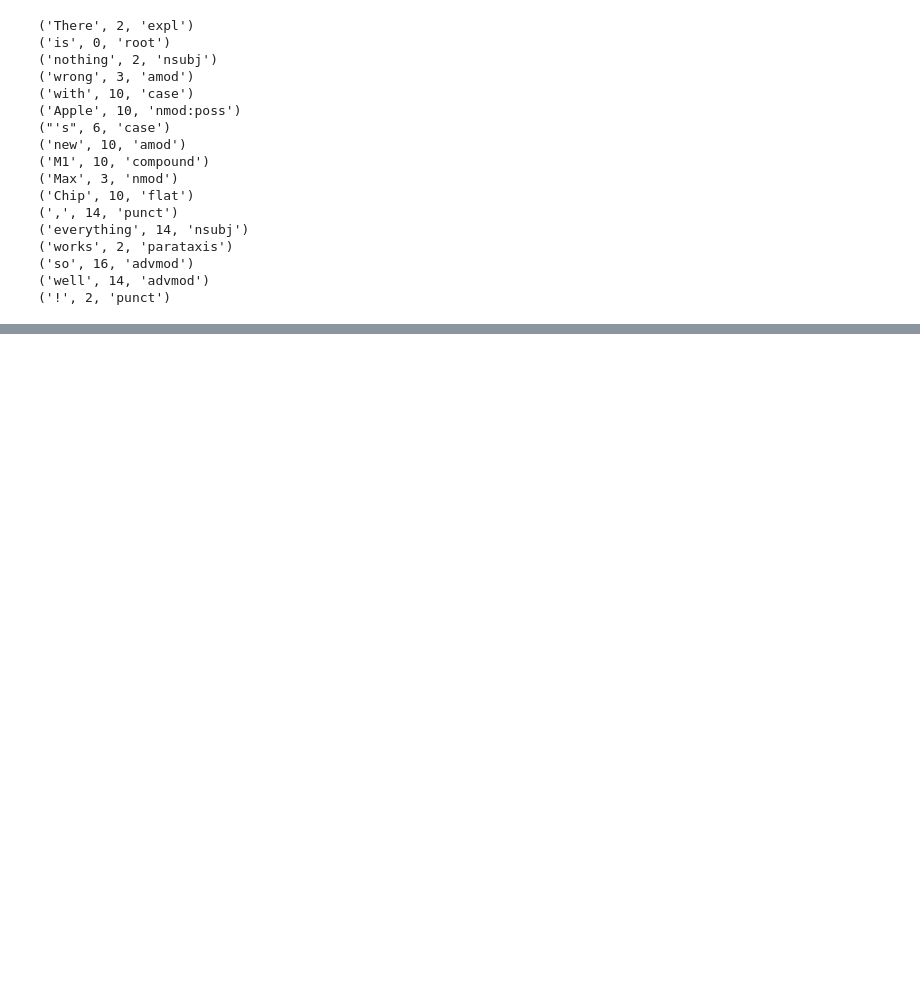
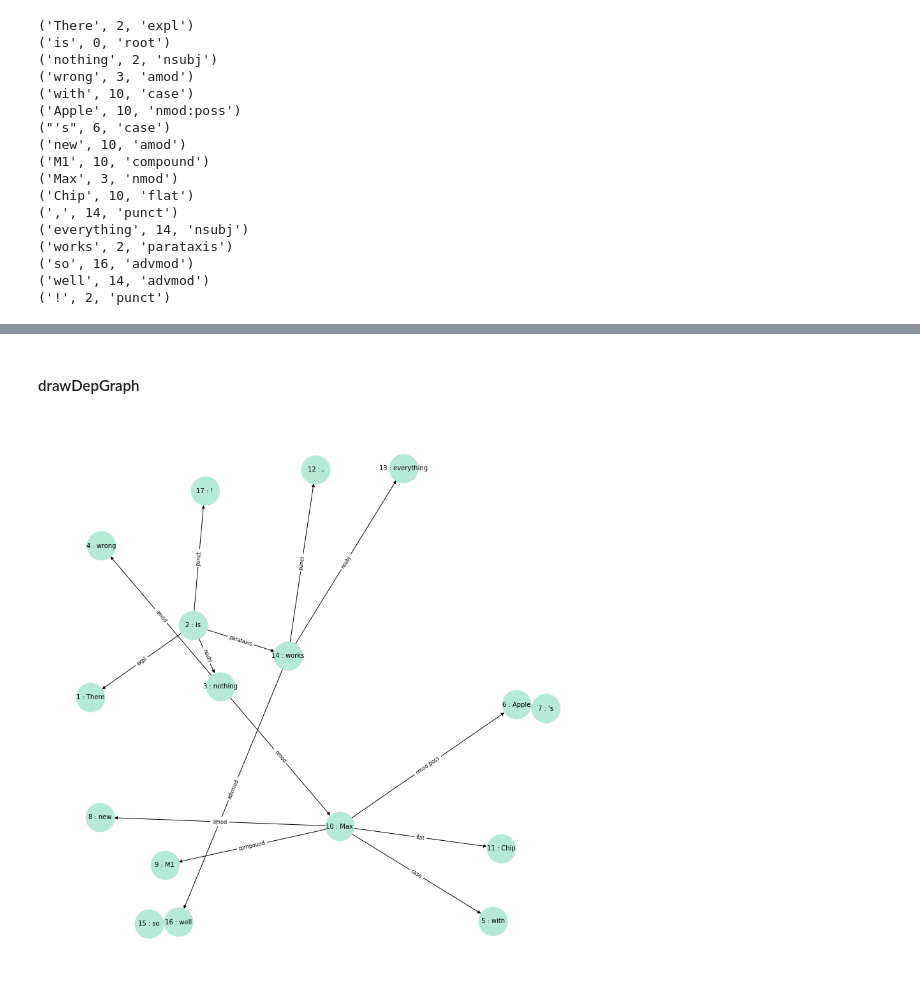
Before and after one commit to hang-yin/GCN-for-Sentiment-Analysis-, a Jupyter notebook: DependencyParsing.ipynb, the cells around one changed output, grey strips where cells are left out. Drawn from its saved outputs; the diff is of its cells as text; code cells hidden in the pictures; blank space fills up the shorter version.

Commit message:
more progress on dependency parsing

```diff
--- a/DependencyParsing.ipynb
+++ b/DependencyParsing.ipynb
@@ -165,10 +159,0 @@ well            | advmod     | works
-# %%
-G = nx.DiGraph()
-G.add_nodes_from(range(1, len(sent_dict) + 1))
-
-for edge in sent_dict:
-    if edge['head']:
-        G.add_edge(edge['head'], edge['id'])
-
-words = [word['text'] for word in sent_dict]
-labels = {index + 1: words[index] + ":" + str(index + 1) for index in range(len(words))}
@@ -180,0 +182,31 @@ nx.draw(G, with_labels=True, labels=labels, node_size=2000, node_color='#B5EAD7'
+# %% [markdown]
+#### drawDepGraph
+# %%
+def drawDepGraph(sent_dict, edgeList):
+    """
+    Draws the dependency graph for a sentence. The words are nodes and the edges are th e
+    """
+
+    G = nx.DiGraph()
+    G.add_nodes_from(range(1, len(sent_dict) + 1))
+    nodeLabels = dict((node['id'], str(node['id']) + " : " + node['text']) for node in sent_dict)
+
+    edgeLabels = []
+    for edge in edgeList:
+        G.add_edge(*edge['edgePair'])
+        edgeLabels.append((edge['edgePair'], edge['edgeLabel']))
+
+    edgeLabels = dict(edgeLabels)
+
+    plt.figure(3,figsize=(12,12))
+    pos = nx.spring_layout(G)
+
+    nx.draw(G, pos, with_labels=True, labels=nodeLabels, node_size=2000, node_color='#B5EAD7', font_size=10)
+    nx.draw_networkx_edge_labels(G, pos, edge_labels=edgeLabels, font_size=8)
+    plt.show()
+# %%
+sent_dict = doc.sentences[0].to_dict()
+edgeList = getEdgeDictsList(sent_dict)
+drawDepGraph(sent_dict, edgeList)
+# %% [output]
+[figure, added]
```
Also changed, not shown: parts of 59 cells of this notebook.
